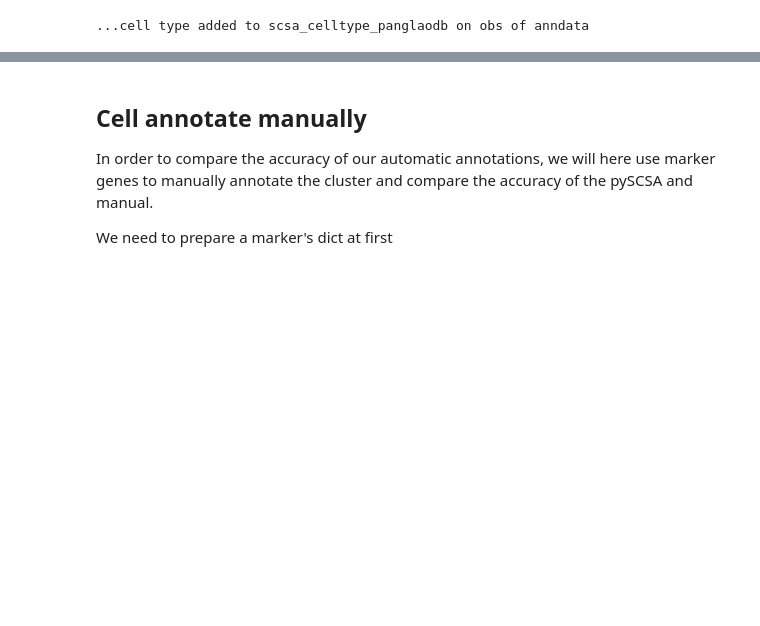
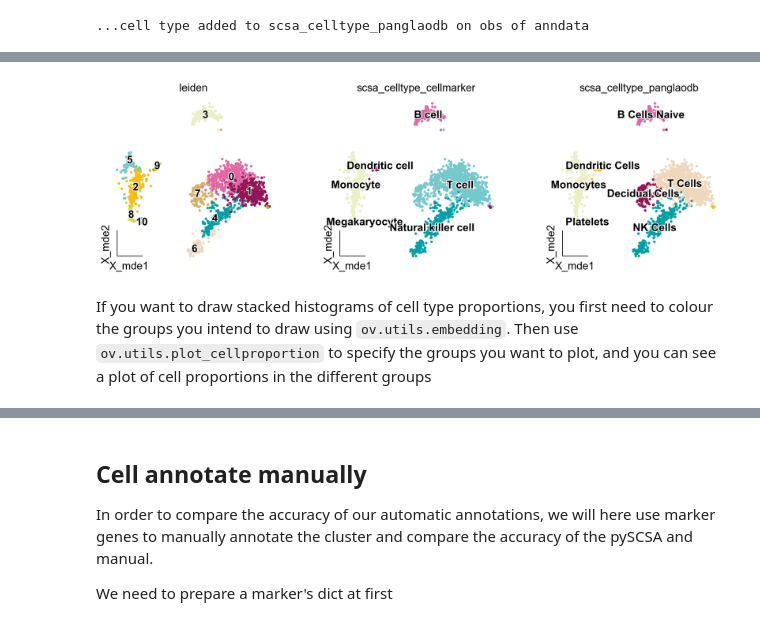
Before and after one commit to Starlitnightly/omicverse, a Jupyter notebook: omicverse_guide/docs/Tutorials-single/t_cellanno.ipynb, the cells around one changed output, grey strips where cells are left out. Drawn from its saved outputs; the diff is of its cells as text; code cells hidden in the pictures; blank space fills up the shorter version.

```diff
--- a/omicverse_guide/docs/Tutorials-single/t_cellanno.ipynb
+++ b/omicverse_guide/docs/Tutorials-single/t_cellanno.ipynb
@@ -194,0 +238,13 @@ sc.pl.umap(adata, color=['leiden','scsa_celltype_cellmarker','scsa_celltype_pang
+# %%
+ov.utils.embedding(adata,
+                   basis='X_mde',
+                   color=['leiden','scsa_celltype_cellmarker','scsa_celltype_panglaodb'],
+                   legend_loc='on data',
+                   frameon='small',
+                   legend_fontoutline=2,
+                   palette=ov.utils.palette()[14:],
+                  )
+# %% [output]
+[figure, added]
+# %% [markdown]
+If you want to draw stacked histograms of cell type proportions, you first need to colour the groups you intend to draw using `ov.utils.embedding`. Then use `ov.utils.plot_cellproportion` to specify the groups you want to plot, and you can see a plot of cell proportions in the different groups
```
Also changed, not shown: parts of 18 cells of this notebook, 1 other file.
